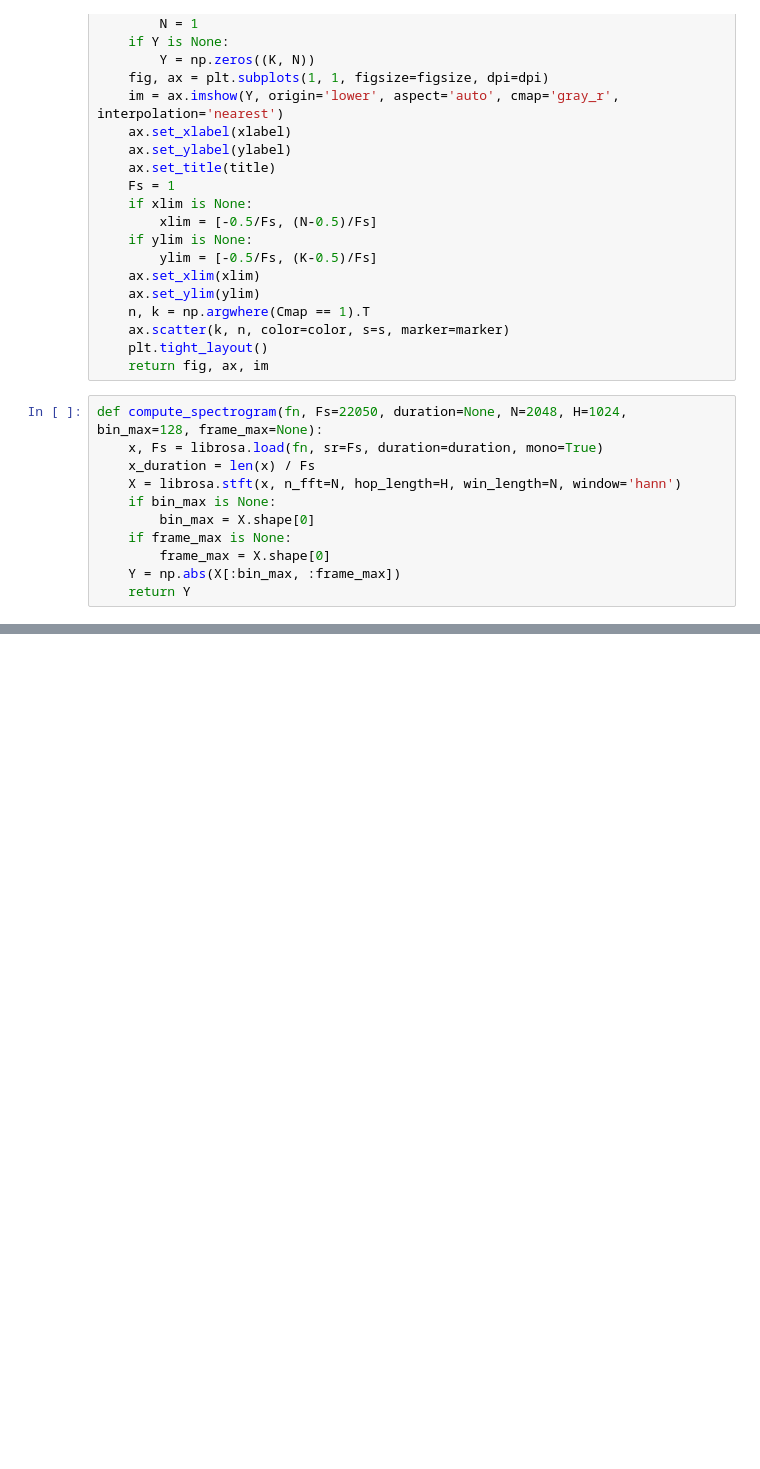
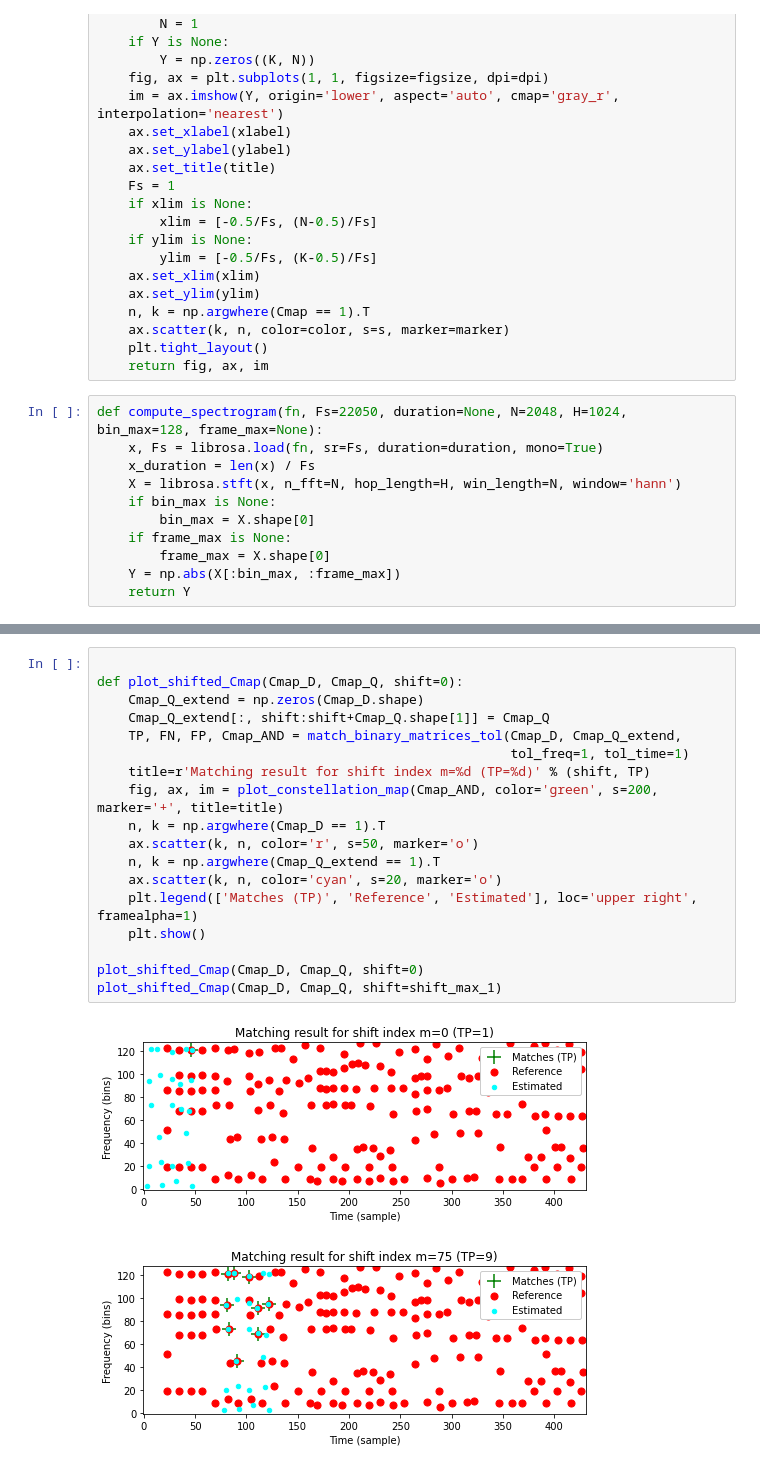
Before and after one commit to oyd11/music_match_libfmp, a Jupyter notebook: C7S1_AudioIdentification_kobic.ipynb, the cells around one changed output, grey strips where cells are left out. Drawn from its saved outputs; the diff is of its cells as text; blank space fills up the shorter version.

```diff
--- a/C7S1_AudioIdentification_kobic.ipynb
+++ b/C7S1_AudioIdentification_kobic.ipynb
@@ -152,0 +342,21 @@ TypeError: not all arguments converted during string formatting
+# %%
+
+def plot_shifted_Cmap(Cmap_D, Cmap_Q, shift=0):
+    Cmap_Q_extend = np.zeros(Cmap_D.shape)
+    Cmap_Q_extend[:, shift:shift+Cmap_Q.shape[1]] = Cmap_Q
+    TP, FN, FP, Cmap_AND = match_binary_matrices_tol(Cmap_D, Cmap_Q_extend,
+                                                     tol_freq=1, tol_time=1)
+    title=r'Matching result for shift index m=%d (TP=%d)' % (shift, TP)
+    fig, ax, im = plot_constellation_map(Cmap_AND, color='green', s=200, marker='+', title=title)
+    n, k = np.argwhere(Cmap_D == 1).T
+    ax.scatter(k, n, color='r', s=50, marker='o')
+    n, k = np.argwhere(Cmap_Q_extend == 1).T
+    ax.scatter(k, n, color='cyan', s=20, marker='o')
+    plt.legend(['Matches (TP)', 'Reference', 'Estimated'], loc='upper right', framealpha=1)
+    plt.show()
+
+plot_shifted_Cmap(Cmap_D, Cmap_Q, shift=0)
+plot_shifted_Cmap(Cmap_D, Cmap_Q, shift=shift_max_1)
+# %% [output]
+[figure, added]
+[figure, added]
```
Also changed, not shown: parts of 7 cells of this notebook.
